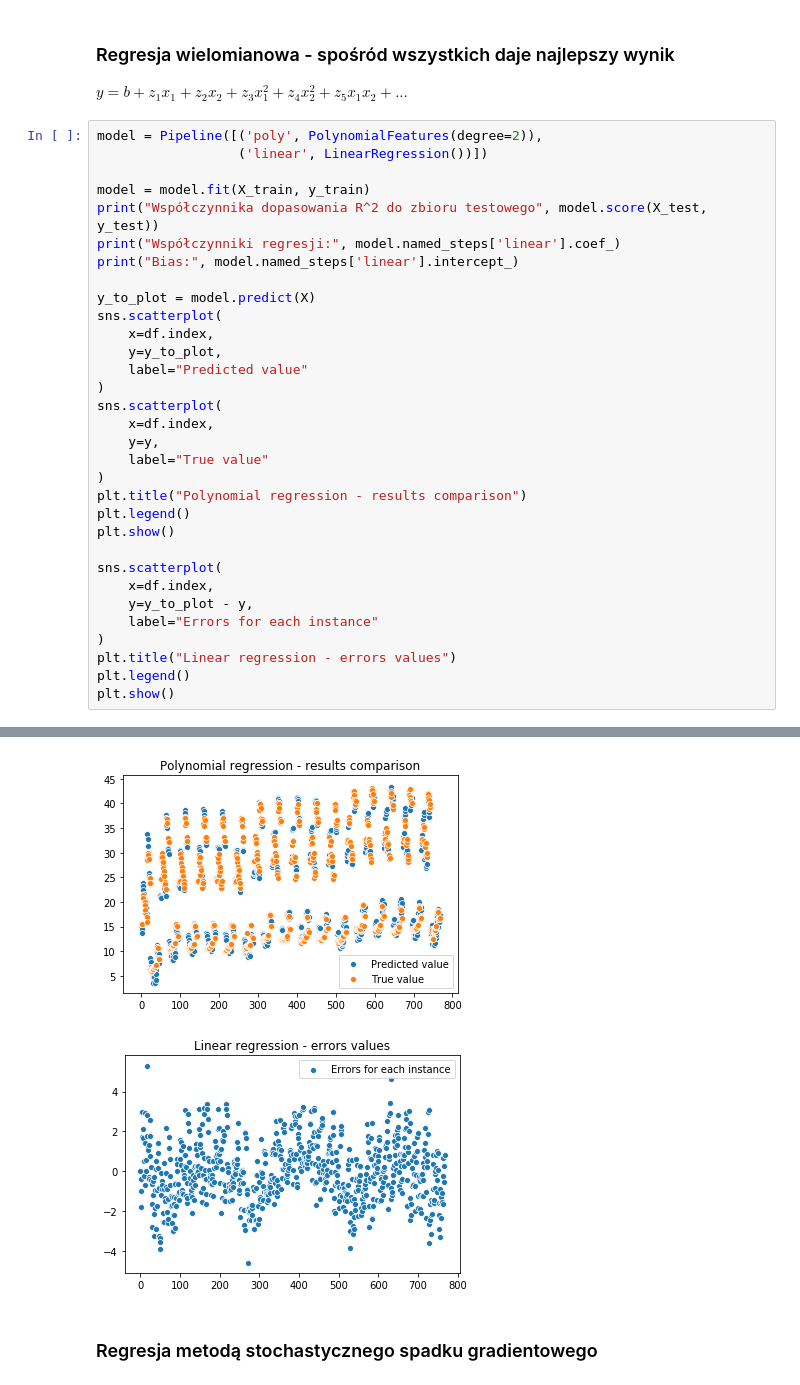
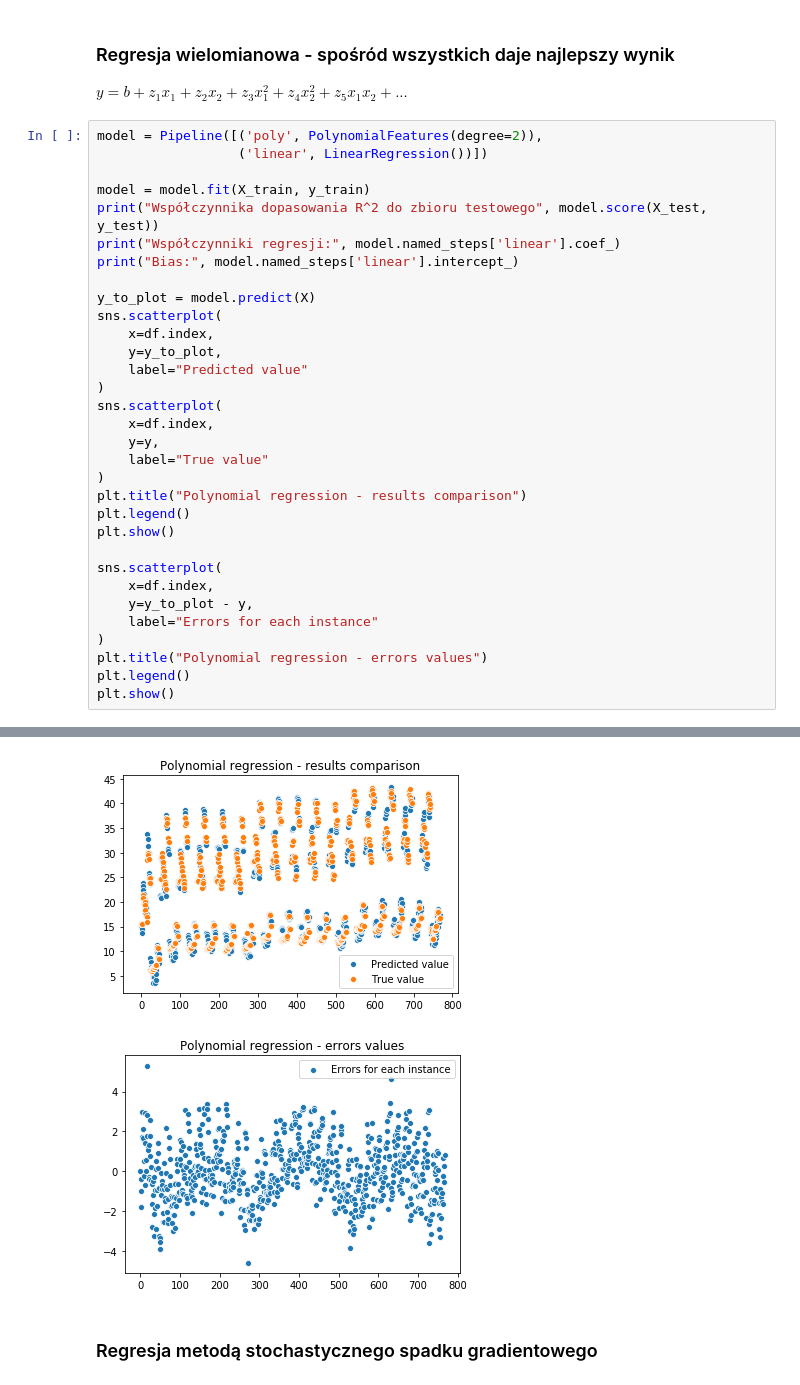
Before and after one commit to kajakIYD/Energy-efficiency-regression, a Jupyter notebook: Energy-efficiency-regression.ipynb, the cells around one changed output, grey strips where cells are left out. Saved outputs shown, nothing was run; the diff lists cells and outputs as text.

Commit message:
Fix Polynomial regression error plot title

```diff
--- a/Energy-efficiency-regression.ipynb
+++ b/Energy-efficiency-regression.ipynb
@@ -156,35 +156,35 @@ sns.scatterplot(
     y=y,
     label="True value"
 )
 plt.title("Polynomial regression - results comparison")
 plt.legend()
 plt.show()
 
 sns.scatterplot(
     x=df.index,
     y=y_to_plot - y,
     label="Errors for each instance"
 )
-plt.title("Linear regression - errors values")
+plt.title("Polynomial regression - errors values")
 plt.legend()
 plt.show()
 # %% [output]
 Współczynnika dopasowania R^2 do zbioru testowego 0.975827051479881
 Współczynniki regresji: [-1.10113436e+09 -1.19641816e+07  7.24116522e+04 -8.97213854e+04
  -2.25073423e+05 -1.84519791e+05  1.09980758e+00  6.82257308e+01
   4.69295803e+00 -1.71358915e+05  2.55261952e+05 -2.55607558e+05
  -4.68884839e+05  8.91455425e+05  2.42272464e+00  1.11556288e+01
   1.94348609e+00  9.48167217e+07 -8.97195317e+07 -1.64369417e+08
  -4.24786869e+05  2.22804458e+04 -2.38933340e+04 -1.65002641e+05
  -5.09719010e+06 -3.54583463e+07  4.26060802e+05 -2.22804415e+04
   2.38933976e+04  1.65002638e+05 -5.05278971e+07  8.46972710e+05
  -4.45609037e+04  4.77863871e+04  3.30005270e+05 -1.21893779e+04
  -4.84865506e-01 -5.62033873e+00 -2.61855300e-01 -8.62950522e-02
   2.97883144e+00  8.89664385e-02 -1.84885043e+01 -6.57174763e-01
  -3.75386451e-01]
 Bias: 1113906294.7019076
 [figure]
-[figure, old version]
+[figure, new version]
 # %% [markdown]
 ### Regresja metodą stochastycznego spadku gradientowego
 # %%
```
Also changed, not shown: parts of 1 cell of this notebook, 2 other files.
